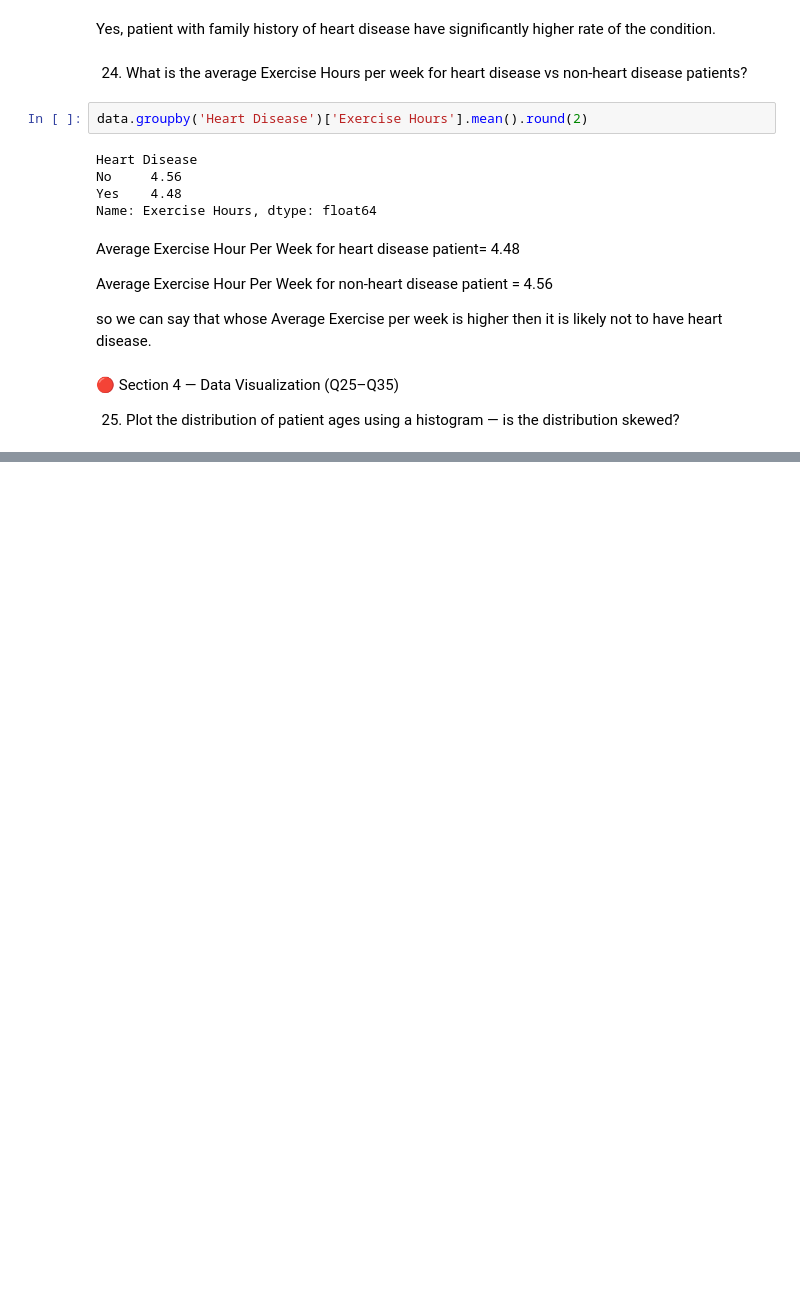
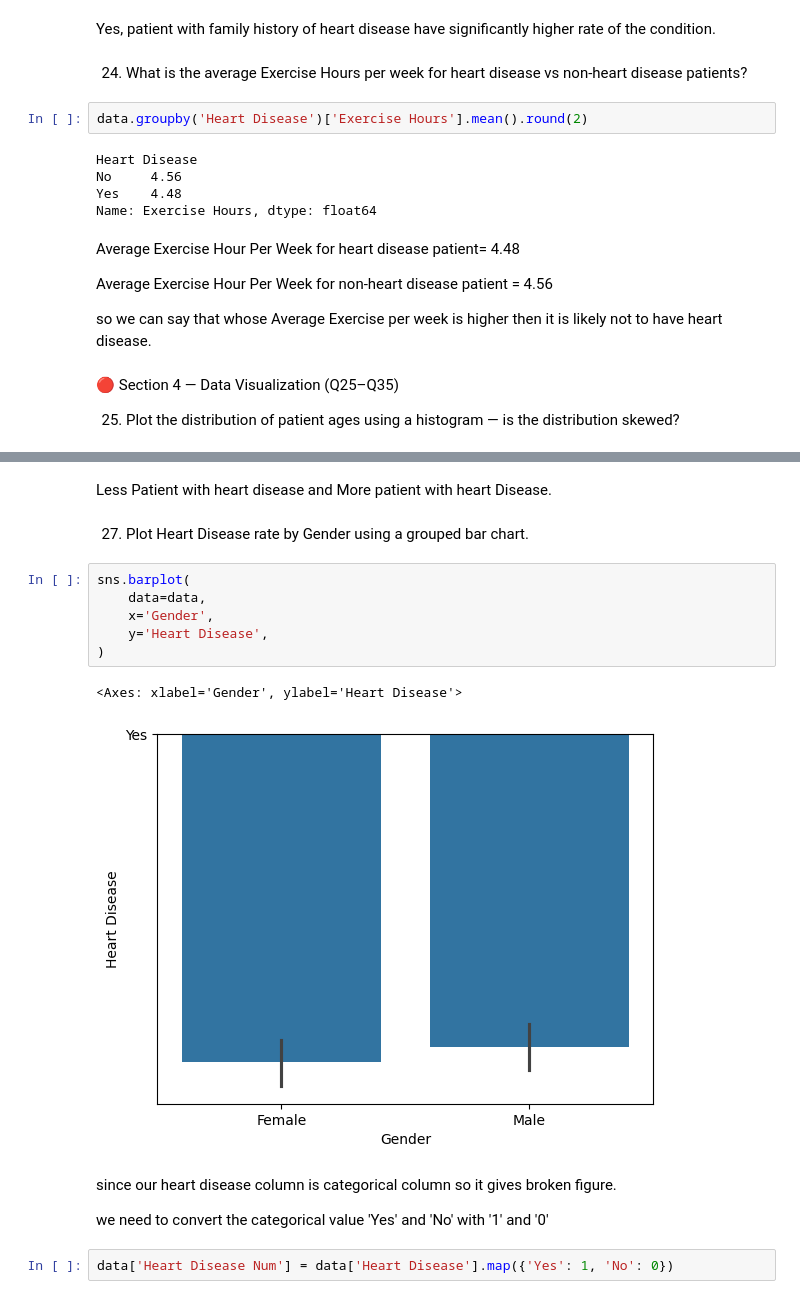
Before and after one commit to bikashsahani/heart-disease-analysis, a Jupyter notebook: heart_disease_analysis.ipynb, the cells around one changed output, grey strips where cells are left out. Cells and saved outputs as stored; diff of their text form; blank space fills up the shorter version.

```diff
--- a/heart_disease_analysis.ipynb
+++ b/heart_disease_analysis.ipynb
@@ -639,0 +672,19 @@ so we can say that whose Average Exercise per week is higher then it is likely n
+# %% [markdown]
+Less Patient with heart disease and More patient with heart Disease.
+# %% [markdown]
+27. Plot Heart Disease rate by Gender using a grouped bar chart.
+# %%
+sns.barplot(
+    data=data,
+    x='Gender',
+    y='Heart Disease',
+)
+# %% [output]
+<Axes: xlabel='Gender', ylabel='Heart Disease'>
+[figure, added]
+# %% [markdown]
+since our heart disease column is categorical column so it gives broken figure.
+
+we need to convert the categorical value 'Yes' and 'No' with '1' and '0'
+# %%
+data['Heart Disease Num'] = data['Heart Disease'].map({'Yes': 1, 'No': 0})
```
Also changed, not shown: parts of 19 cells of this notebook.
